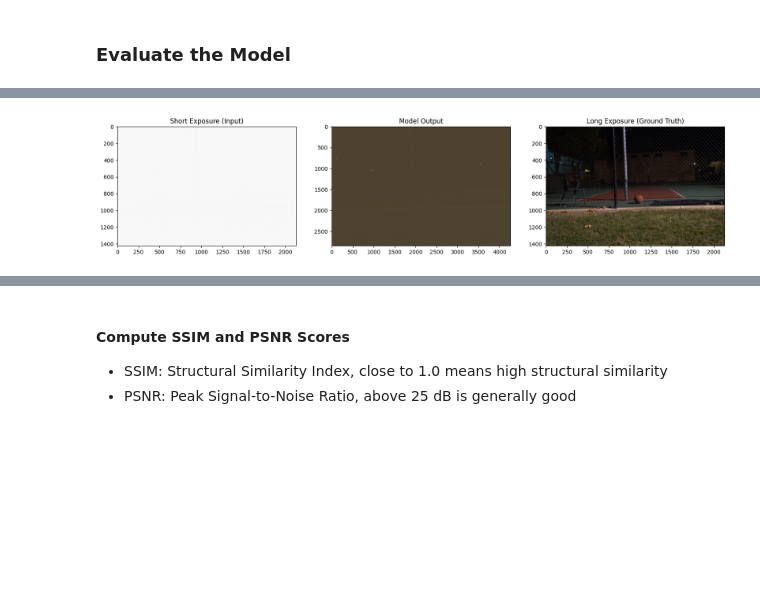
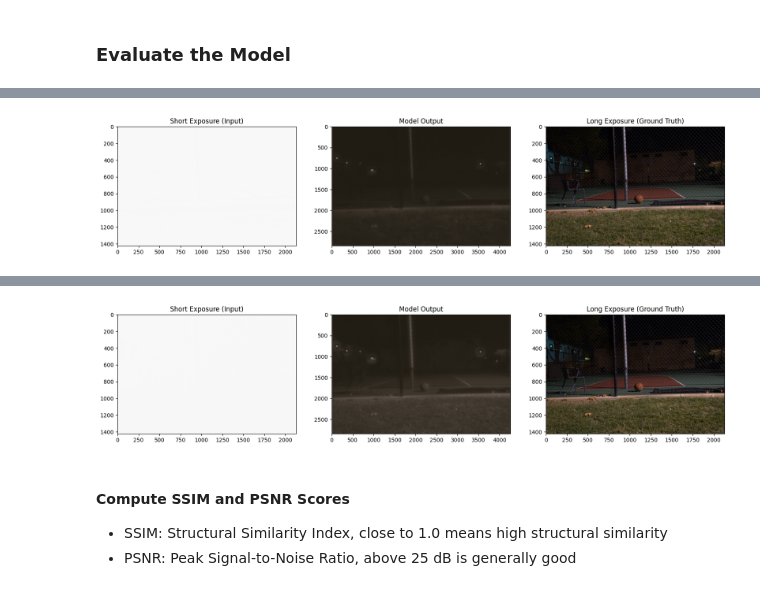
Before and after one commit to jmcheon/paper_impl, a Jupyter notebook: SID_2018/SID.ipynb, the cells around one changed output, grey strips where cells are left out. Drawn from its saved outputs; the diff is of its cells as text; code cells hidden in the pictures; blank space fills up the shorter version.

```diff
--- a/SID_2018/SID.ipynb
+++ b/SID_2018/SID.ipynb
@@ -440,8 +440,8 @@ def ssim_loss(y_true, y_pred):
     return 1 - tf.reduce_mean(tf.image.ssim(y_true, y_pred, max_val=1.0))
 # %%
 lr_schedule = tf.keras.optimizers.schedules.ExponentialDecay(
-    initial_learning_rate=1e-4,
-    decay_steps=400,
+    initial_learning_rate=1e-3,
+    decay_steps=300,
     decay_rate=0.9
 )
 
@@ -453,7 +453,7 @@ model.compile(
 # %% [markdown]
 ### Train the Model
 # %%
-checkpoint_path = "/kaggle/working/checkpoints/sid.weights.h5"
+checkpoint_path = "/kaggle/working/sid.weights.h5"
 
 checkpoint_callback = tf.keras.callbacks.ModelCheckpoint(
     filepath=checkpoint_path,
@@ -492,7 +492,7 @@ history = model.fit(
 # %% [markdown]
 ### Evaluate the Model
 # %%
-for short_img, long_img in test_dataset.take(1):
+for short_img, long_img in test_dataset.take(2):
     pred_img = model.predict(short_img)
 
     fig, axes = plt.subplots(1, 3, figsize=(20, 10))
@@ -508,5 +508,4 @@ for short_img, long_img in test_dataset.take(1):
     axes[2].set_title("Long Exposure (Ground Truth)")
 
     plt.show()
-    break
 # %% [output]
@@ -514 +513 @@ for short_img, long_img in test_dataset.take(1):
-[figure, old version]
+[figure, new version]
@@ -515,3 +515,4 @@ for short_img, long_img in test_dataset.take(1):
+[figure, added]
 # %%
 test_loss = model.evaluate(test_dataset, verbose=2)
 print(f"Test Loss: {test_loss}")
```
Also changed, not shown: parts of 2 cells of this notebook, 2 other files.
